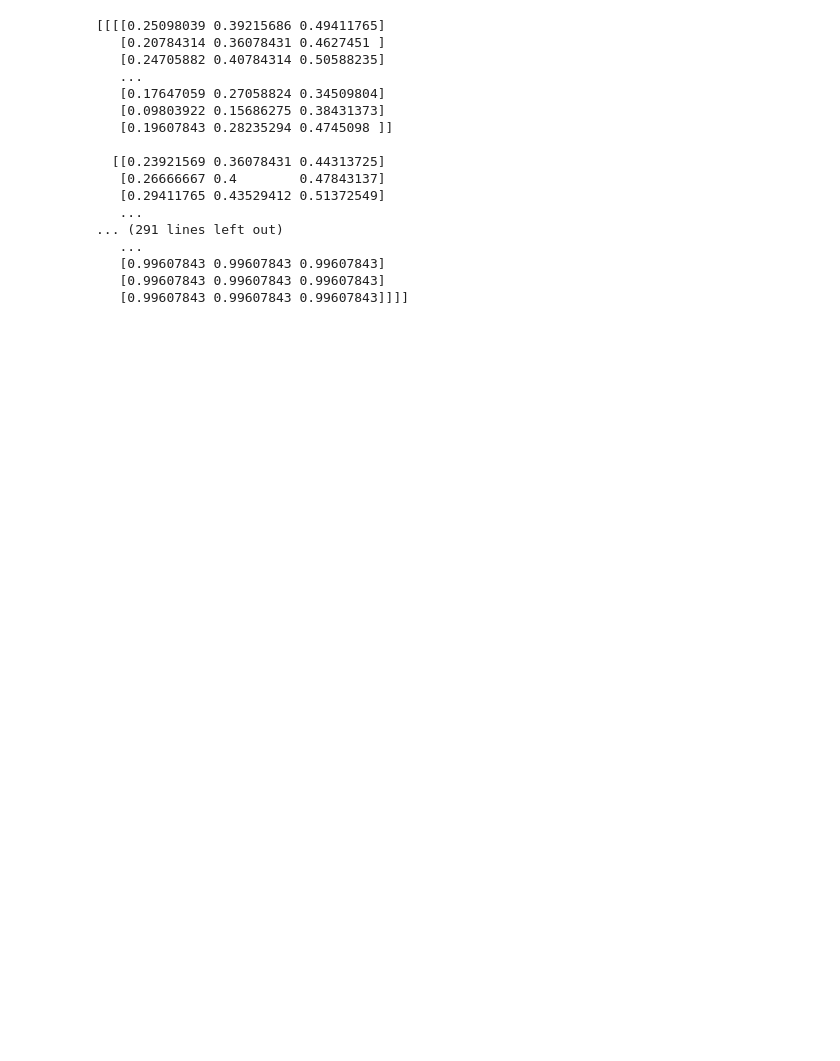
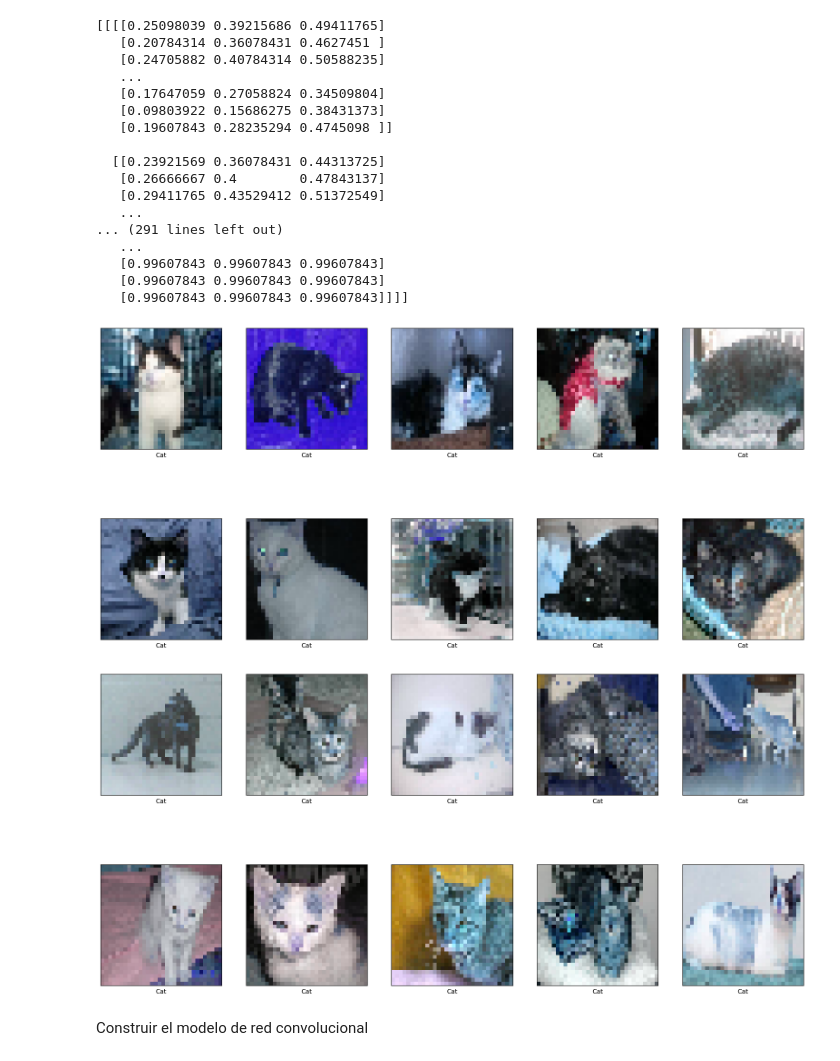
Before and after one commit to mariasanvals/DS_Online_Feb24_Exercises, a Jupyter notebook: 05_Deep_Learning/Sprint_19/Unidad_01/Practica_Obligatoria/18_Practica_Obligatoria_Redes_Convolucionales_I__CV_con_DL.ipynb, the cells around one changed output. Saved outputs shown, nothing was run; the diff lists cells and outputs as text; code cells hidden in the pictures; blank space fills up the shorter version.

```diff
--- a/05_Deep_Learning/Sprint_19/Unidad_01/Practica_Obligatoria/18_Practica_Obligatoria_Redes_Convolucionales_I__CV_con_DL.ipynb
+++ b/05_Deep_Learning/Sprint_19/Unidad_01/Practica_Obligatoria/18_Practica_Obligatoria_Redes_Convolucionales_I__CV_con_DL.ipynb
@@ -117,3 +119,28 @@ print(train_images)
    [0.99607843 0.99607843 0.99607843]
    [0.99607843 0.99607843 0.99607843]
    [0.99607843 0.99607843 0.99607843]]]]
+# %%
+import matplotlib.pyplot as plt
+
+# Función para visualizar imágenes
+def visualize_images(images, labels, num_images=10):
+    plt.figure(figsize=(20, 10))
+    for i in range(num_images):
+        plt.subplot(2, num_images // 2, i + 1)
+        plt.xticks([])
+        plt.yticks([])
+        plt.grid(False)
+        plt.imshow(images[i])
+        plt.xlabel('Dog' if labels[i] == 1 else 'Cat')
+    plt.show()
+
+# Visualizar algunas imágenes de entrenamiento
+visualize_images(train_images, np.argmax(train_labels, axis=1))
+
+# Visualizar algunas imágenes de prueba
+visualize_images(test_images, np.argmax(test_labels, axis=1))
+# %% [output]
+[figure, added]
+[figure, added]
+# %% [markdown]
+Construir el modelo de red convolucional
```
Also changed, not shown: parts of 8 cells of this notebook.
